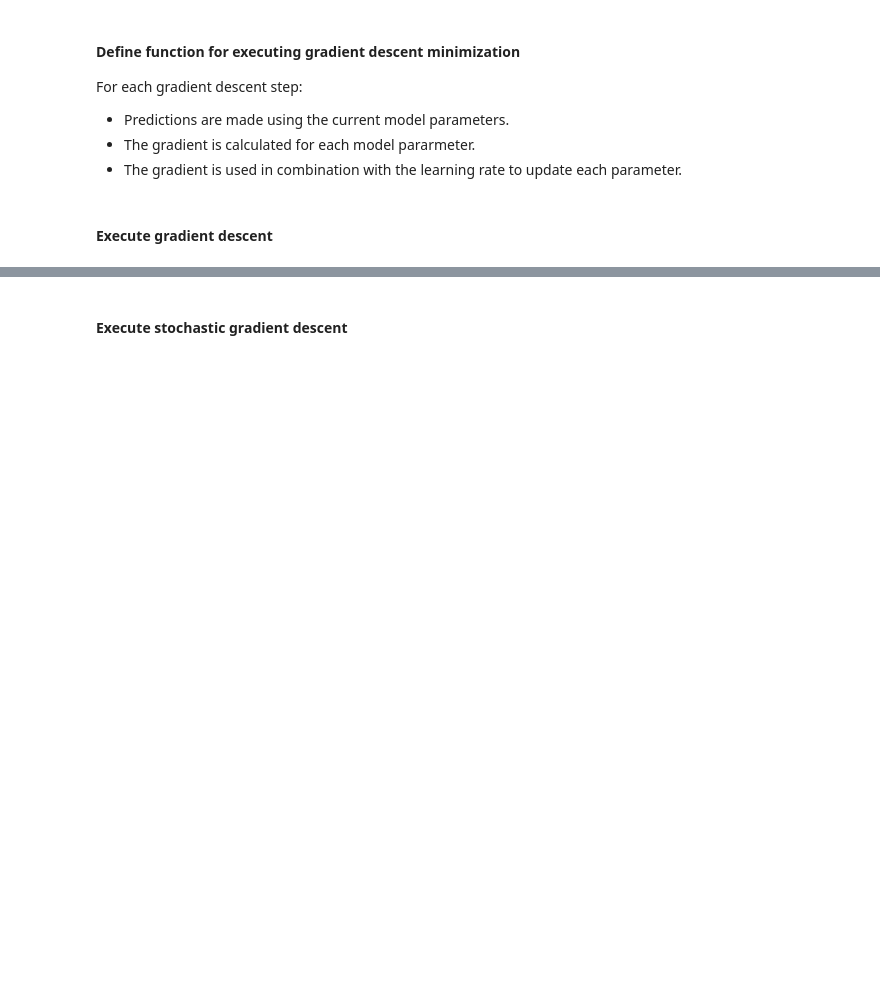
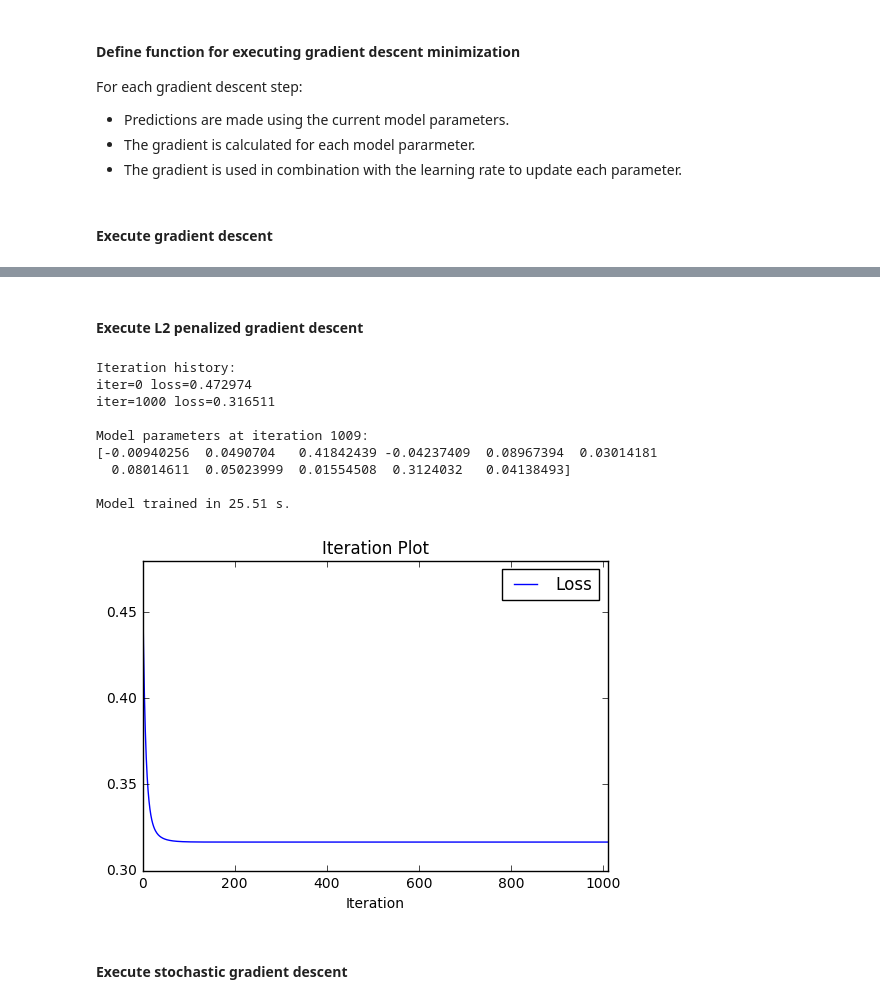
Before and after one commit to jphall663/GWU_data_mining, a Jupyter notebook: 03_regression/src/py_part_3_linear_regression_gradient_descent.ipynb, the cells around one changed output, grey strips where cells are left out. Cells and saved outputs as stored; diff of their text form; code cells hidden in the pictures; blank space fills up the shorter version.

```diff
--- a/03_regression/src/py_part_3_linear_regression_gradient_descent.ipynb
+++ b/03_regression/src/py_part_3_linear_regression_gradient_descent.ipynb
@@ -217,3 +244,18 @@ Model trained in 134.14 s.
+# %% [markdown]
+#### Execute L2 penalized gradient descent
+# %%
+grad_descent(X, y, LEARN_RATE, MAX_ITERS, lambda_=0.005)
+# %% [output]
+Iteration history:
+iter=0 loss=0.472974
+iter=1000 loss=0.316511
+
+Model parameters at iteration 1009:
+[-0.00940256  0.0490704   0.41842439 -0.04237409  0.08967394  0.03014181
+  0.08014611  0.05023999  0.01554508  0.3124032   0.04138493]
+
+Model trained in 25.51 s.
+[figure, added]
 # %% [markdown]
 #### Execute stochastic gradient descent
 # %%
```
Also changed, not shown: parts of 17 cells of this notebook, 1 other file.
